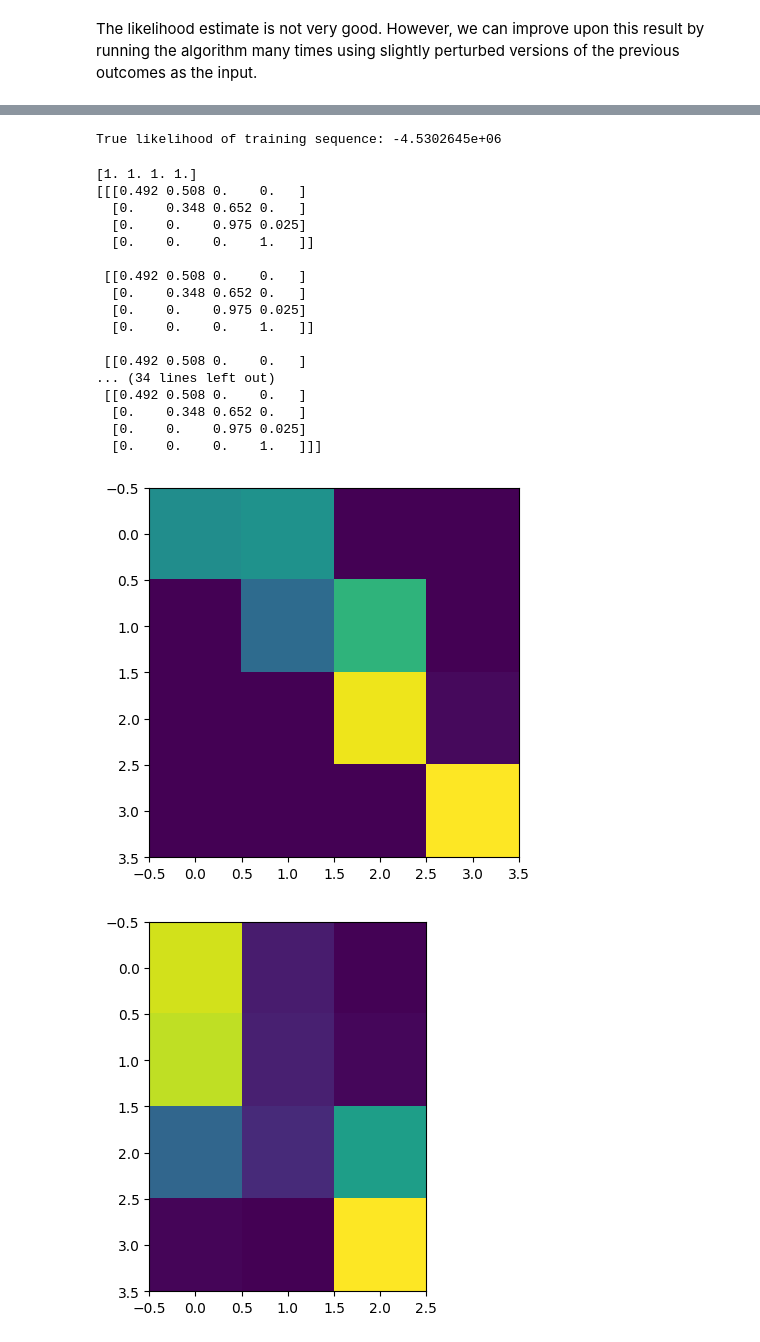
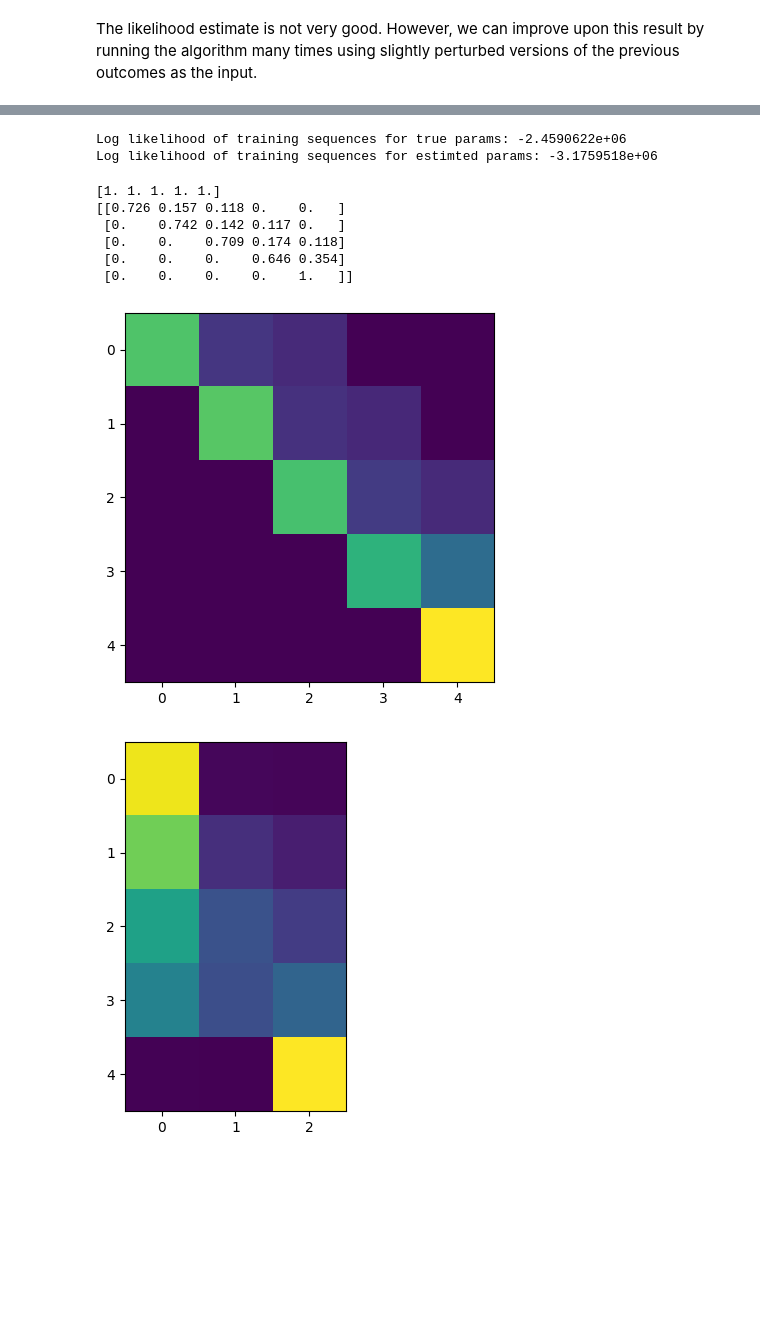
Before and after one commit to tobias-heinzle/BaumWelchJax, a Jupyter notebook: test_algorithm.ipynb, the cells around one changed output, grey strips where cells are left out. Cells and saved outputs as stored; diff of their text form; code cells hidden in the pictures; blank space fills up the shorter version.

```diff
--- a/test_algorithm.ipynb
+++ b/test_algorithm.ipynb
@@ -14,19 +14,19 @@ In this notebook, we explore the parameter inference of hidden Markov models usi
 First we have to define the problem.
 # %%
 seed = 0
-n = 4 # Number of states
+n = 5 # Number of states
 m = 3 # Number of observations
 
 rng_key = key(seed)
 rng_key, O_key, mu_key = split(rng_key, 3)
 
 # Construct a transition matrix that stays in the same state with 99% probability and transitions to the next with 1%
-T = 0.92 * jnp.eye(n)
-T = T + 0.08 * jnp.eye(n, k=1)
+T = 0.90 * jnp.eye(n)
+T = T + 0.1 * jnp.eye(n, k=1)
 T = T / jnp.sum(T, axis=-1)[:,None]
 
 # Construct an initial state distribution where the earlier states are more likely
-mu = jnp.exp(-jnp.arange(0, n))
+mu = jnp.exp(-jnp.linspace(0, 10, n))
 mu = mu.at[n -1].set(0)
 mu = mu / jnp.sum(mu)
 
@@ -72,7 +72,9 @@ n_sequences = 10_000
 len_sequence = 200
 rng_key, *sequence_keys = split(key(seed), 1 + n_sequences)
 
-states, observations = jax.vmap(lambda _key: generate_sequence(_key, T, O, mu, len_sequence))(jnp.array(sequence_keys))
+generate = jax.jit(lambda _key: generate_sequence(_key, T, O, mu, len_sequence))
+
+states, observations = jax.vmap(generate)(jnp.array(sequence_keys))
 
 print("states.shape =", states.shape)
 # %% [output]
@@ -190,34 +293,33 @@ print(best_llhood)
 # %%
-_, true_llhood = jax.vmap(lambda _obs: log_likelihood(_obs, T, O, mu))(observations)
-print("True likelihood of training sequence:", jnp.sum(true_llhood[:,-1]))
+T_estimate = jnp.nanmean(T_arr, axis=0)
+O_estimate = jnp.nanmean(O_arr, axis=0)
+
+T_estimate = T_estimate / jnp.sum(T_estimate, axis=-1)[:,None]
+O_estimate = O_estimate / jnp.sum(O_estimate, axis=-1)[:,None]
+
+true_llhood = jax.vmap(lambda _obs: log_likelihood(_obs, T, O, mu))(observations)
+print("Log likelihood of training sequences for true params:", jnp.sum(true_llhood))
+
+estimated_llhood = jax.vmap(lambda _obs: log_likelihood(_obs, T_estimate, O_estimate, mu))(observations)
+print("Log likelihood of training sequences for estimted params:", jnp.sum(estimated_llhood))
 # %% [output]
-True likelihood of training sequence: -4.5302645e+06
+Log likelihood of training sequences for true params: -2.4590622e+06
+Log likelihood of training sequences for estimted params: -3.1759518e+06
 # %%
-print(jnp.sum(T_best, axis=1))
-print(T_best)
+print(jnp.sum(T_estimate, axis=1))
+print(T_estimate)
 
-plt.imshow(T_best)
+plt.imshow(T_estimate)
 plt.show()
-plt.imshow(O_best)
+plt.imshow(O_estimate)
 plt.show()
 # %% [output]
-[1. 1. 1. 1.]
-[[[0.492 0.508 0.    0.   ]
-  [0.    0.348 0.652 0.   ]
-  [0.    0.    0.975 0.025]
-  [0.    0.    0.    1.   ]]
-
- [[0.492 0.508 0.    0.   ]
-  [0.    0.348 0.652 0.   ]
-  [0.    0.    0.975 0.025]
-  [0.    0.    0.    1.   ]]
-
- [[0.492 0.508 0.    0.   ]
-... (34 lines left out)
- [[0.492 0.508 0.    0.   ]
-  [0.    0.348 0.652 0.   ]
-  [0.    0.    0.975 0.025]
-  [0.    0.    0.    1.   ]]]
+[1. 1. 1. 1. 1.]
+[[0.726 0.157 0.118 0.    0.   ]
+ [0.    0.742 0.142 0.117 0.   ]
+ [0.    0.    0.709 0.174 0.118]
+ [0.    0.    0.    0.646 0.354]
+ [0.    0.    0.    0.    1.   ]]
-[figure, old version]
+[figure, new version]
-[figure, old version]
+[figure, new version]
 # %%
```
Also changed, not shown: parts of 11 cells of this notebook, 2 other files.
